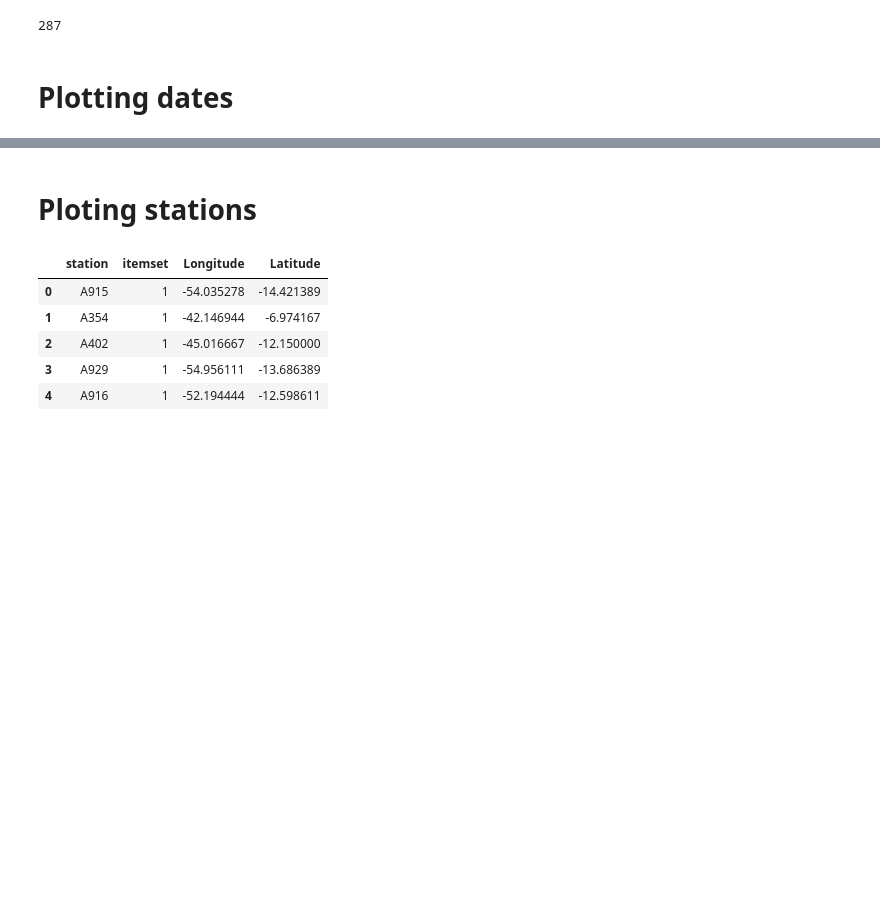
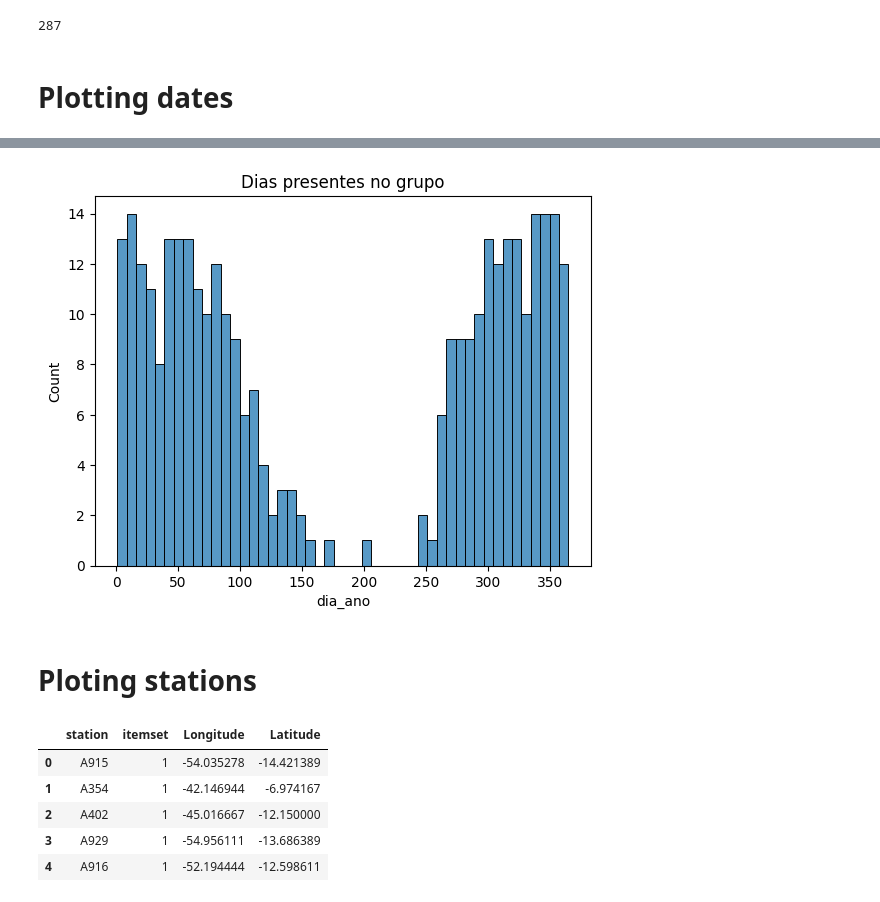
Before and after one commit to davilbs/TP_MDA, a Jupyter notebook: notebooks/5-dsc-weekly-nclusterbox-10-threshold.ipynb, the cells around one changed output, grey strips where cells are left out. Saved outputs shown, nothing was run; the diff lists cells and outputs as text; code cells hidden in the pictures; blank space fills up the shorter version.

```diff
--- a/notebooks/5-dsc-weekly-nclusterbox-10-threshold.ipynb
+++ b/notebooks/5-dsc-weekly-nclusterbox-10-threshold.ipynb
@@ -69,3 +73,10 @@ sns.scatterplot(dates_per_itemset_df, x='date',  y= 'itemset',
+# %%
+sns.histplot(dates_per_itemset_df, x='dia_ano', bins= 48)
+plt.title("Dias presentes no grupo")
+plt.savefig("assets/dias_no_grupo_hist.png")
+plt.show()
+# %% [output]
+[figure, added]
 # %% [markdown]
 # Ploting stations
 # %%
```
Also changed, not shown: parts of 2 cells of this notebook, 2 other files.
